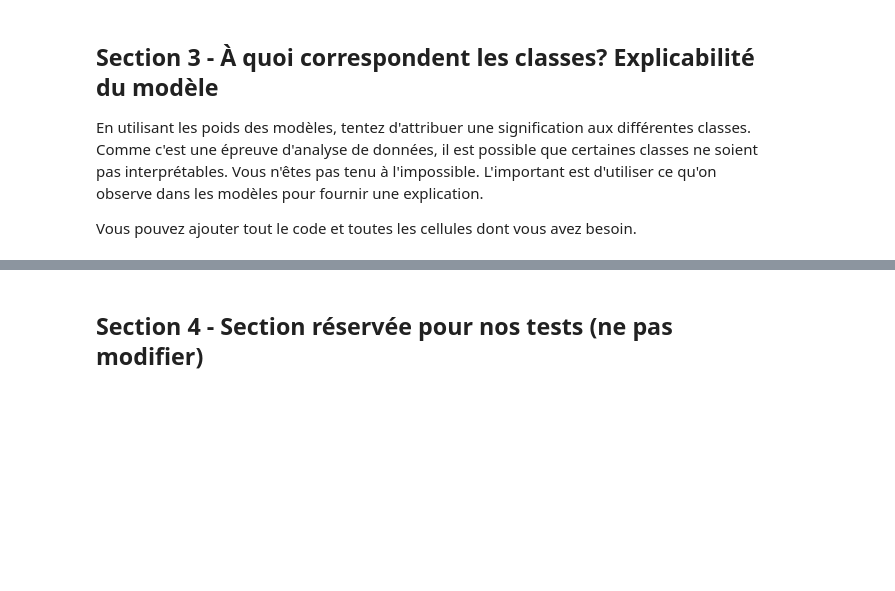
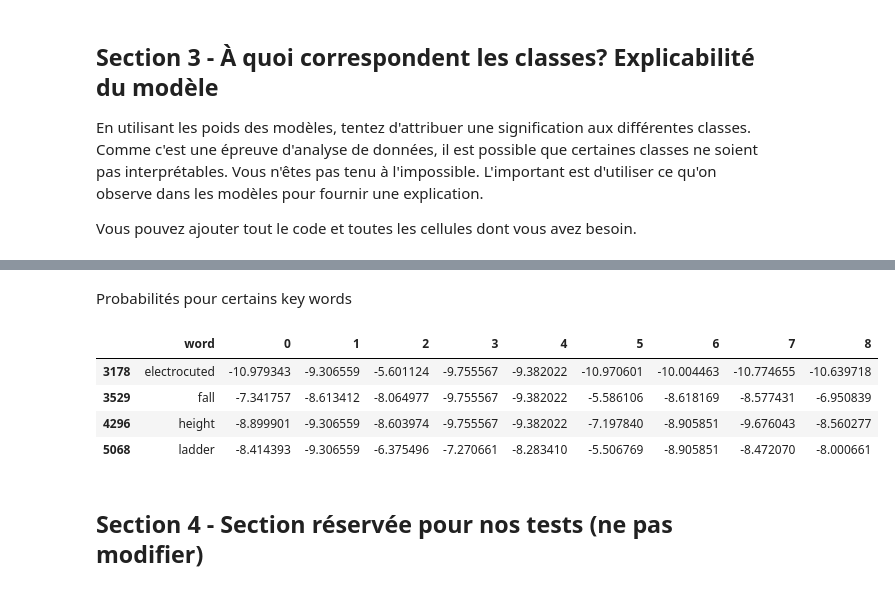
Before and after one commit to iyoussef1079/Travaux-pratiques-NLP, a Jupyter notebook: tp1_2023/tp1_2023/t3_classifier_incidents.ipynb, the cells around one changed output, grey strips where cells are left out. Cells and saved outputs as stored; diff of their text form; code cells hidden in the pictures; blank space fills up the shorter version.

```diff
--- a/tp1_2023/tp1_2023/t3_classifier_incidents.ipynb
+++ b/tp1_2023/tp1_2023/t3_classifier_incidents.ipynb
@@ -215,2 +205,14 @@ Vous pouvez ajouter tout le code et toutes les cellules dont vous avez besoin.
+# %% [markdown]
+Probabilités pour certains key words
+# %%
+incident_words = ['electrocuted', 'fall', 'height', 'ladder', ]
+incident_w_probs = features_df[features_df['word'].isin(incident_words)]
+display(incident_w_probs)
+# %% [output]
+|  | word | 0 | 1 | 2 | 3 | 4 | 5 | 6 | 7 | 8 |
+| 3178 | electrocuted | -10.979343 | -9.306559 | -5.601124 | -9.755567 | -9.382022 | -10.970601 | -10.004463 | -10.774655 | -10.639718 |
+| 3529 | fall | -7.341757 | -8.613412 | -8.064977 | -9.755567 | -9.382022 | -5.586106 | -8.618169 | -8.577431 | -6.950839 |
+| 4296 | height | -8.899901 | -9.306559 | -8.603974 | -9.755567 | -9.382022 | -7.197840 | -8.905851 | -9.676043 | -8.560277 |
+| 5068 | ladder | -8.414393 | -9.306559 | -6.375496 | -7.270661 | -8.283410 | -5.506769 | -8.905851 | -8.472070 | -8.000661 |
 # %% [markdown]
 ## Section 4 - Section réservée pour nos tests (ne pas modifier)
```
Also changed, not shown: parts of 10 cells of this notebook.
